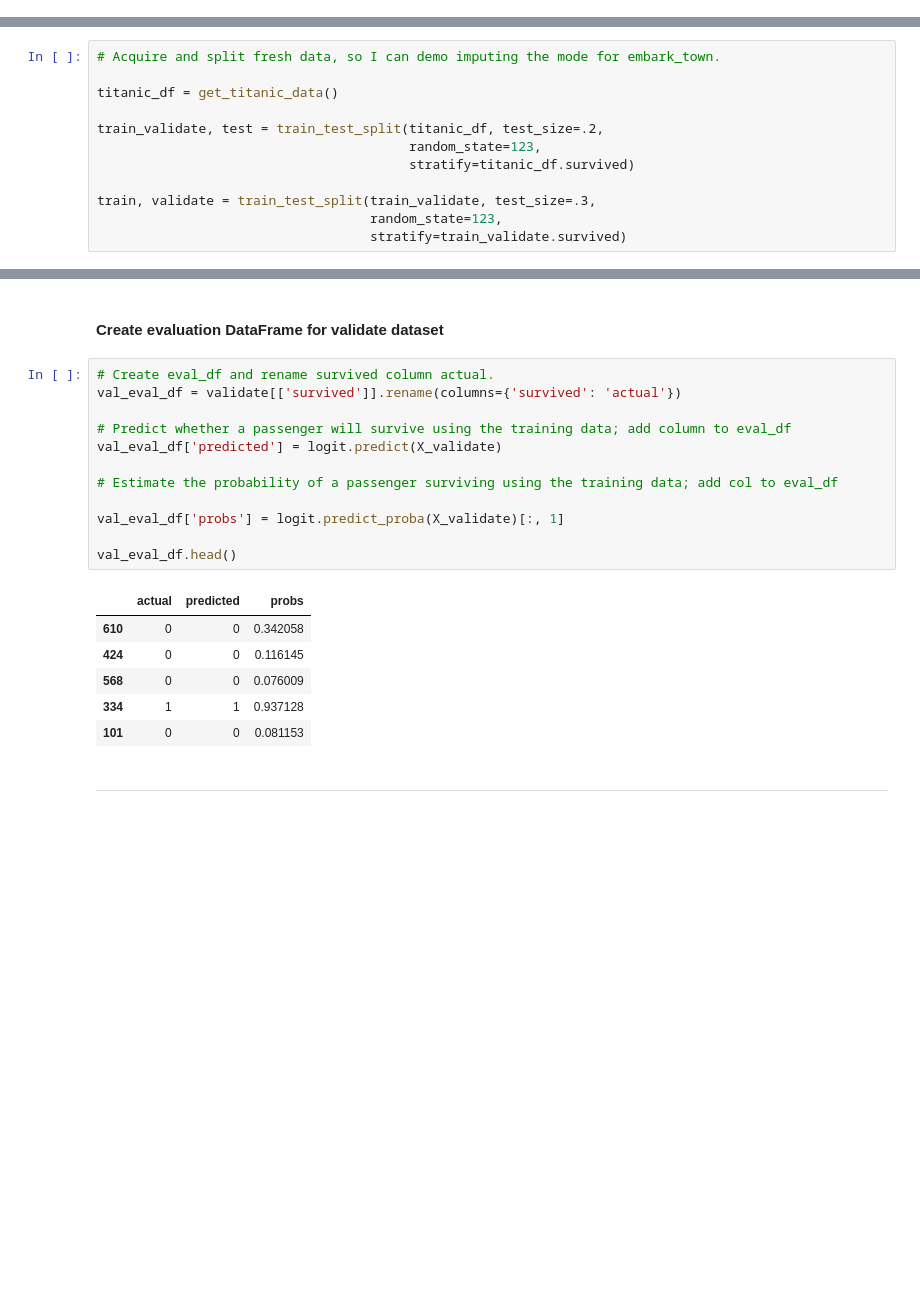
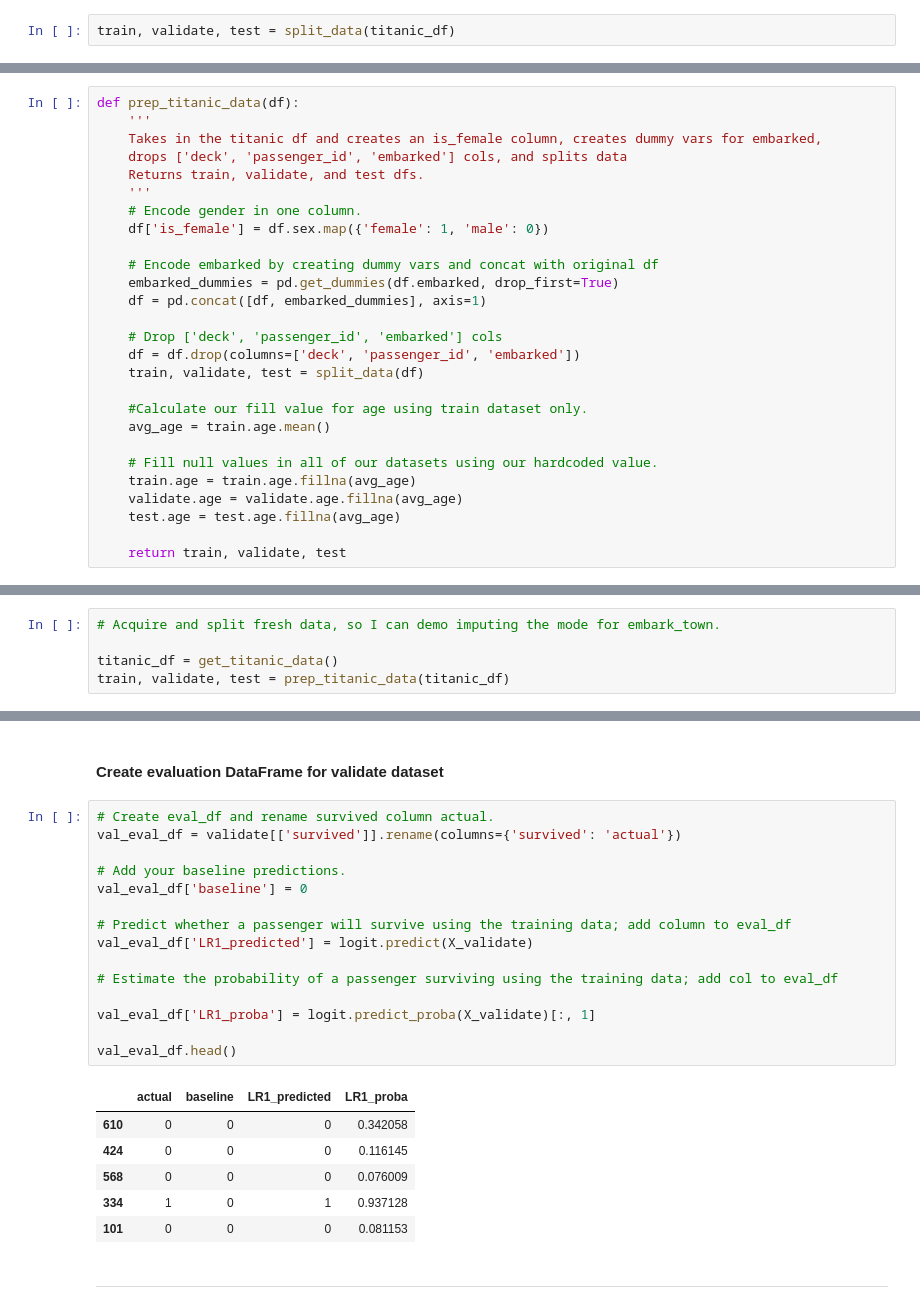
Before and after one commit to faithkane3/e_classification, a Jupyter notebook: classification_review.ipynb, the cells around one changed output, grey strips where cells are left out. Drawn from its saved outputs; the diff is of its cells as text; blank space fills up the shorter version.

```diff
--- a/classification_review.ipynb
+++ b/classification_review.ipynb
@@ -558,0 +576,2 @@ test -> (179, 13)
+# %%
+train, validate, test = split_data(titanic_df)
@@ -629,0 +661,27 @@ ___
+# %%
+def prep_titanic_data(df):
+    '''
+    Takes in the titanic df and creates an is_female column, creates dummy vars for embarked,
+    drops ['deck', 'passenger_id', 'embarked'] cols, and splits data
+    Returns train, validate, and test dfs.
+    '''
+    # Encode gender in one column.
+    df['is_female'] = df.sex.map({'female': 1, 'male': 0})
+
+    # Encode embarked by creating dummy vars and concat with original df
+    embarked_dummies = pd.get_dummies(df.embarked, drop_first=True)
+    df = pd.concat([df, embarked_dummies], axis=1)
+
+    # Drop ['deck', 'passenger_id', 'embarked'] cols
+    df = df.drop(columns=['deck', 'passenger_id', 'embarked'])
+    train, validate, test = split_data(df)
+
+    #Calculate our fill value for age using train dataset only.
+    avg_age = train.age.mean()
+
+    # Fill null values in all of our datasets using our hardcoded value.
+    train.age = train.age.fillna(avg_age)
+    validate.age = validate.age.fillna(avg_age)
+    test.age = test.age.fillna(avg_age)
+
+    return train, validate, test
@@ -664,11 +735,4 @@ test[['column']] = imputer.transform(test[['column']])
 # Acquire and split fresh data, so I can demo imputing the mode for embark_town.
 
 titanic_df = get_titanic_data()
-
-train_validate, test = train_test_split(titanic_df, test_size=.2,
-                                        random_state=123,
-                                        stratify=titanic_df.survived)
-
-train, validate = train_test_split(train_validate, test_size=.3,
-                                   random_state=123,
-                                   stratify=train_validate.survived)
+train, validate, test = prep_titanic_data(titanic_df)
@@ -1797,22 +1898,25 @@ ___
 # %%
 # Create eval_df and rename survived column actual.
 val_eval_df = validate[['survived']].rename(columns={'survived': 'actual'})
 
+# Add your baseline predictions.
+val_eval_df['baseline'] = 0
+
 # Predict whether a passenger will survive using the training data; add column to eval_df
-val_eval_df['predicted'] = logit.predict(X_validate)
+val_eval_df['LR1_predicted'] = logit.predict(X_validate)
 
 # Estimate the probability of a passenger surviving using the training data; add col to eval_df
 
-val_eval_df['probs'] = logit.predict_proba(X_validate)[:, 1]
+val_eval_df['LR1_proba'] = logit.predict_proba(X_validate)[:, 1]
 
 val_eval_df.head()
 # %% [output]
-|  | actual | predicted | probs |
-| 610 | 0 | 0 | 0.342058 |
-| 424 | 0 | 0 | 0.116145 |
-| 568 | 0 | 0 | 0.076009 |
-| 334 | 1 | 1 | 0.937128 |
-| 101 | 0 | 0 | 0.081153 |
+|  | actual | baseline | LR1_predicted | LR1_proba |
+| 610 | 0 | 0 | 0 | 0.342058 |
+| 424 | 0 | 0 | 0 | 0.116145 |
+| 568 | 0 | 0 | 0 | 0.076009 |
+| 334 | 1 | 0 | 1 | 0.937128 |
+| 101 | 0 | 0 | 0 | 0.081153 |
 # %% [markdown]
 ___
 # %% [markdown]
```
Also changed, not shown: parts of 34 cells of this notebook.
